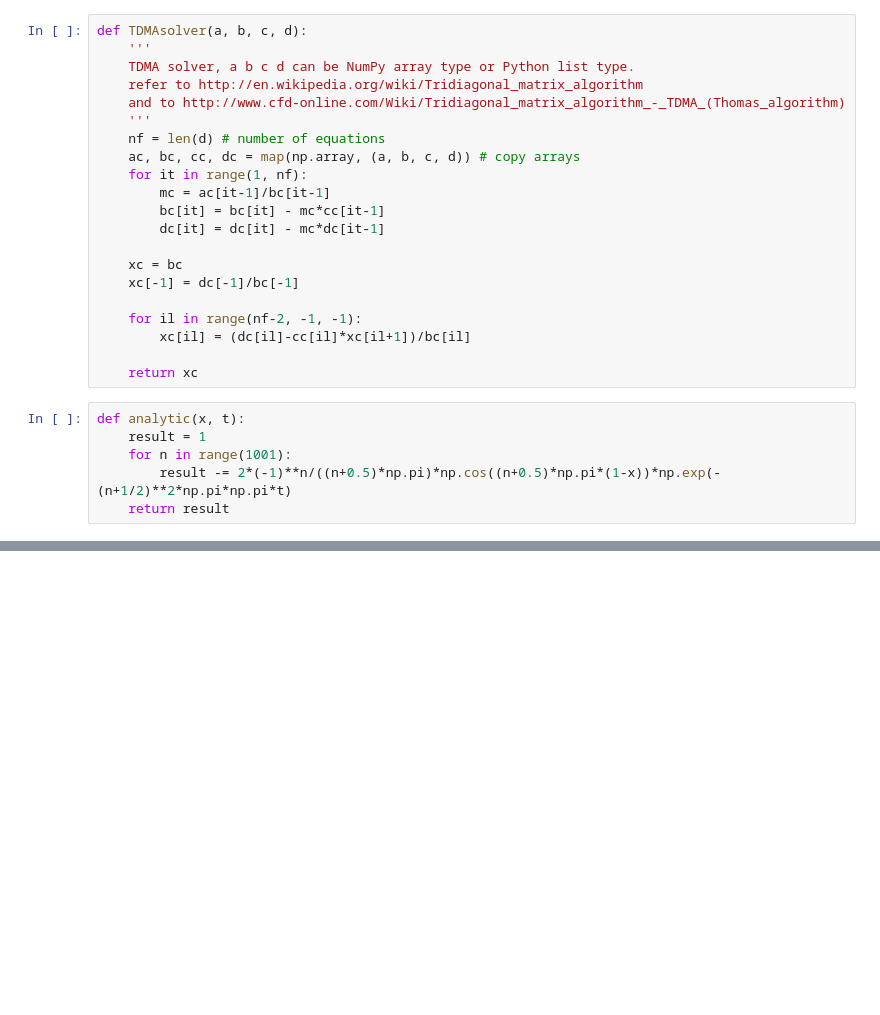
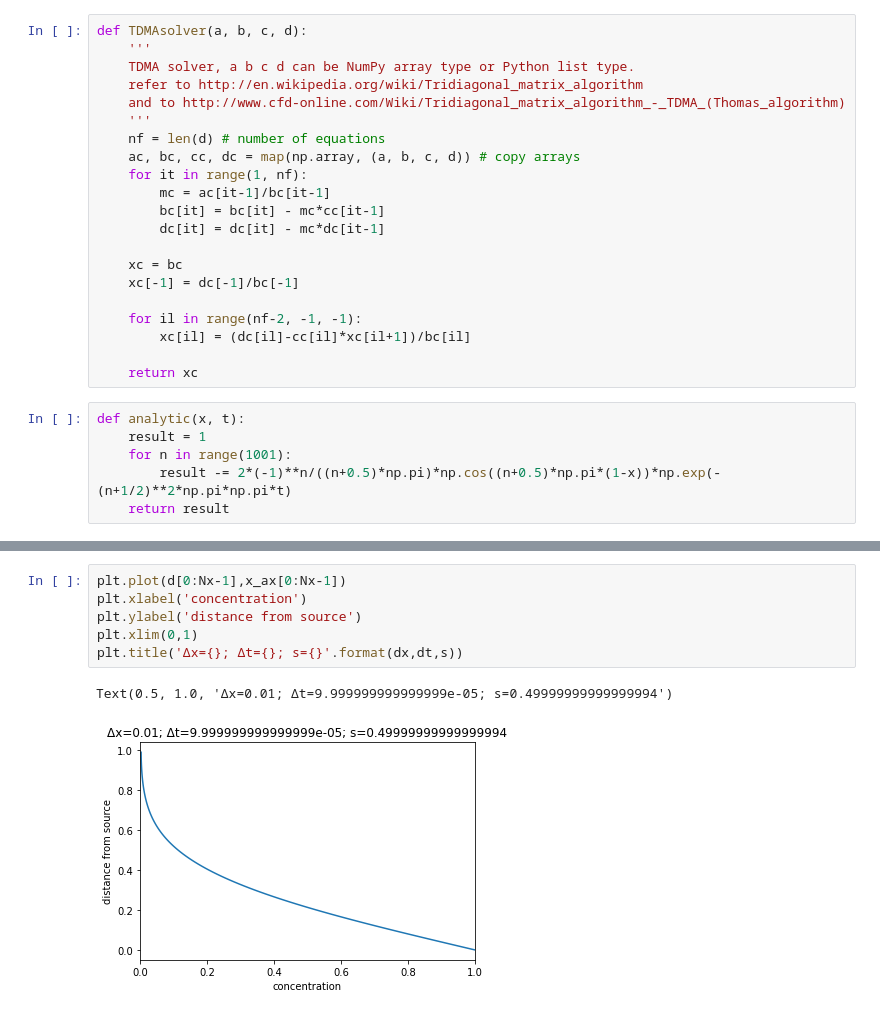
Before and after one commit to Sllopsta/exercise_3, a Jupyter notebook: Task_1/Task_1.4.ipynb, the cells around one changed output, grey strips where cells are left out. Saved outputs shown, nothing was run; the diff lists cells and outputs as text; blank space fills up the shorter version.

```diff
--- a/Task_1/Task_1.4.ipynb
+++ b/Task_1/Task_1.4.ipynb
@@ -86,0 +85,9 @@ plt.plot(errors)
+# %%
+plt.plot(d[0:Nx-1],x_ax[0:Nx-1])
+plt.xlabel('concentration')
+plt.ylabel('distance from source')
+plt.xlim(0,1)
+plt.title('Δx={}; Δt={}; s={}'.format(dx,dt,s))
+# %% [output]
+Text(0.5, 1.0, 'Δx=0.01; Δt=9.999999999999999e-05; s=0.49999999999999994')
+[figure, added]
```
Also changed, not shown: parts of 4 cells of this notebook.
